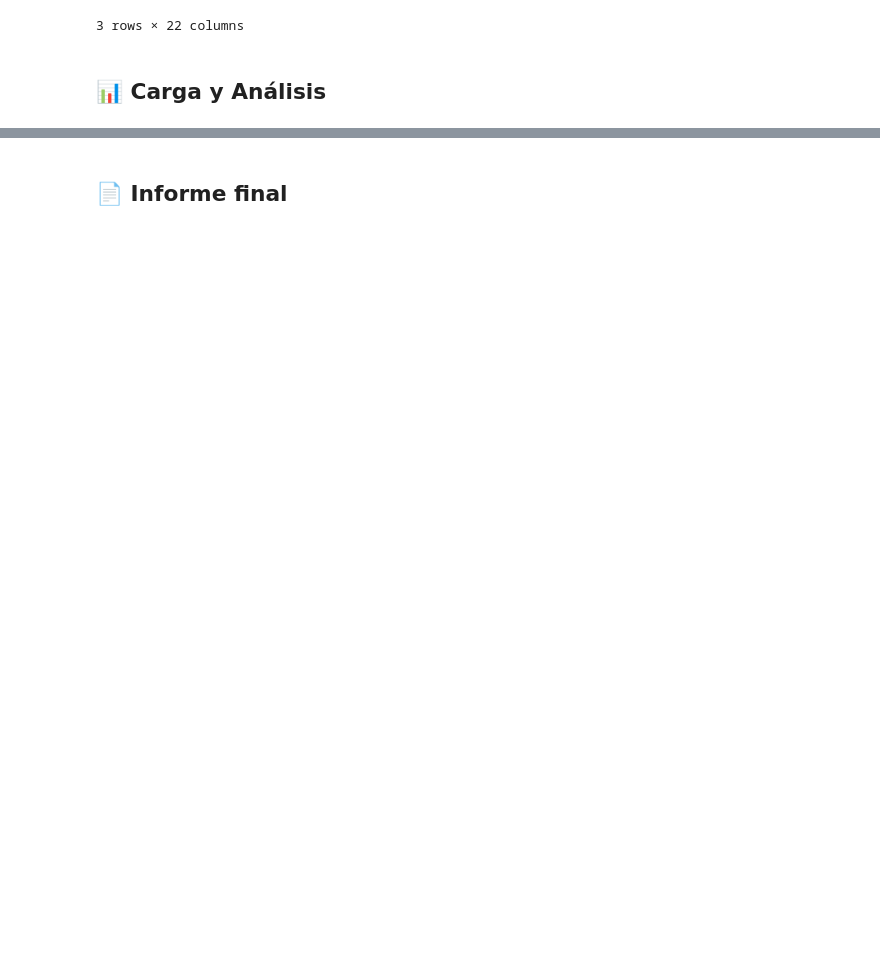
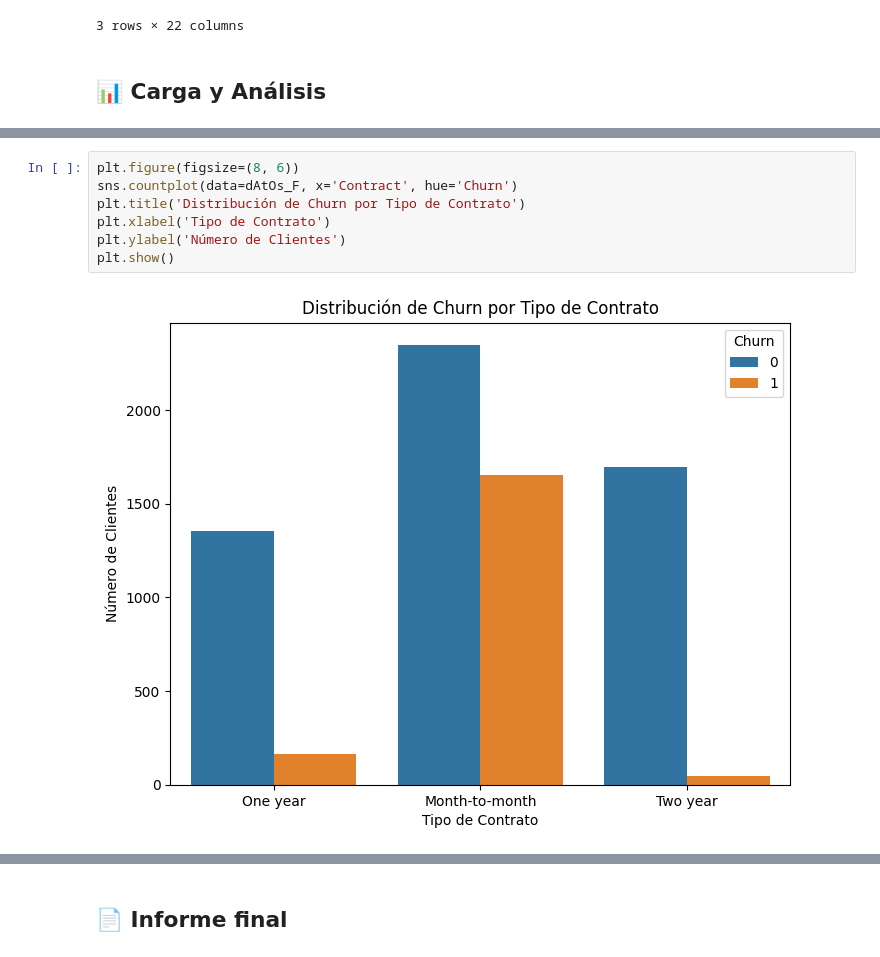
Before and after one commit to diego2003-her14/proyecto-telecom, a Jupyter notebook: desafio2_de_ciencia_de_datos_LATAM.ipynb, the cells around one changed output, grey strips where cells are left out. Saved outputs shown, nothing was run; the diff lists cells and outputs as text; blank space fills up the shorter version.

```diff
--- a/desafio2_de_ciencia_de_datos_LATAM.ipynb
+++ b/desafio2_de_ciencia_de_datos_LATAM.ipynb
@@ -500,0 +557,9 @@ dAtOs_F.head(3)
+# %%
+plt.figure(figsize=(8, 6))
+sns.countplot(data=dAtOs_F, x='Contract', hue='Churn')
+plt.title('Distribución de Churn por Tipo de Contrato')
+plt.xlabel('Tipo de Contrato')
+plt.ylabel('Número de Clientes')
+plt.show()
+# %% [output]
+[figure, added]
```
Also changed, not shown: parts of 29 cells of this notebook.
